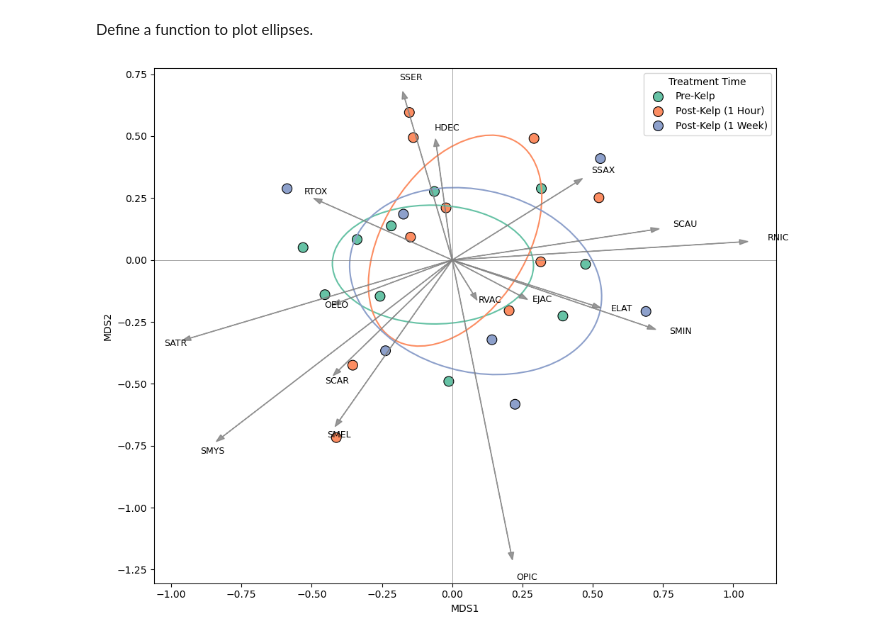
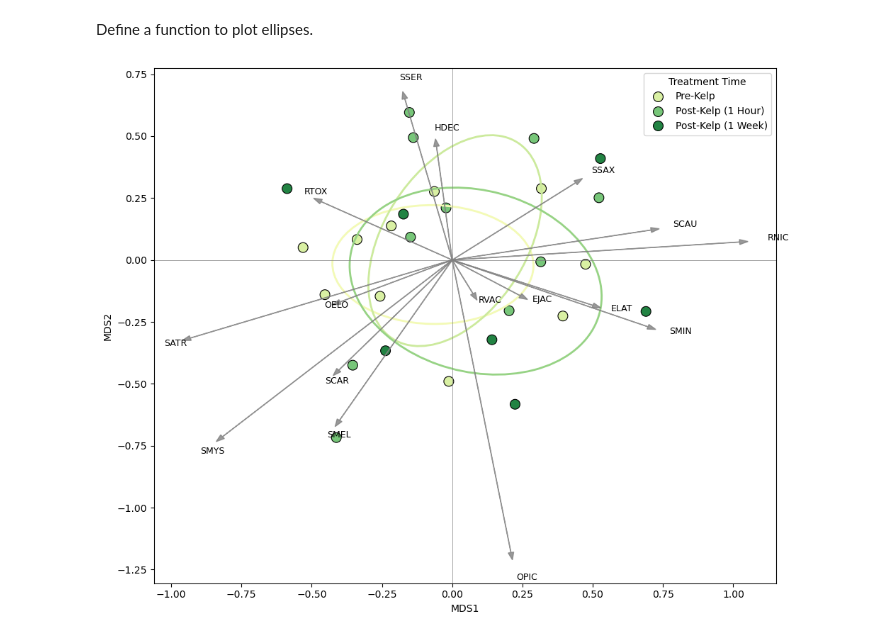
Before and after one commit to daleycarolinec/ms272, a Jupyter notebook: Community Analysis.ipynb, the cells around one changed output. Drawn from its saved outputs; the diff is of its cells as text; code cells hidden in the pictures.

```diff
--- a/Community Analysis.ipynb
+++ b/Community Analysis.ipynb
@@ -23,7 +27,7 @@ fish_master = fish.merge(species_codes, on='Species', how='right')
 fish_master = fish_master.merge(mean_relief, on = 'Transect_Number', how = 'right')
 
 metadata = ['Date', 'Location', 'Recorder',
-                    'Buddy', 'Heading', 'Depth_ft', 'Unnamed: 13']
+                    'Buddy', 'Heading', 'Depth_ft']
 
 fish_master = fish_master.drop(columns=metadata)
 fish_master
@@ -94,46 +98,46 @@ def plot_ellipse(x, y, ax, edgecolor='black', **kwargs):
     width, height = 2 * np.sqrt(eigvals)  # 1 std dev ellipse
 
     ellipse = mpatches.Ellipse((mean_x, mean_y), width, height, angle=angle,
-                               edgecolor=edgecolor, facecolor='none', lw=1.5, **kwargs)
+                               edgecolor=edgecolor, facecolor='none', lw=2, **kwargs)
     ax.add_patch(ellipse)
 # %%
 plt.figure(figsize=(10, 8))
 ax = plt.gca()
 
 # Plot MDS points, color-coded by 'Treatment_Time'
-sns.scatterplot(data=mds_df, x='MDS1', y='MDS2', hue='Treatment_Time', palette='Set2', s=100, edgecolor='black', ax=ax)
+sns.scatterplot(data=mds_df, x='MDS1', y='MDS2', hue='Treatment_Time', palette='YlGn', s=100, edgecolor='black', ax=ax)
 
 # Add ellipses for each treatment group
 for treatment in mds_df['Treatment_Time'].unique():
     subset = mds_df[mds_df['Treatment_Time'] == treatment]
     if len(subset) >= 3:  # Need at least 3 points to define an ellipse
         plot_ellipse(subset['MDS1'], subset['MDS2'], ax,
-                     edgecolor=sns.color_palette('Set2')[list(mds_df['Treatment_Time'].unique()).index(treatment)])
+                     edgecolor=sns.color_palette('YlGn')[list(mds_df['Treatment_Time'].unique()).index(treatment)])
 
 # Plot species vectors for top species
 for species, row in species_vectors.iterrows():
     ax.arrow(0, 0, row['r_MDS1'] * 1.5, row['r_MDS2'] * 1.5,
              color='gray', alpha=0.8, head_width=0.02, length_includes_head=True)
     ax.text(row['r_MDS1'] * 1.6, row['r_MDS2'] * 1.6, species, fontsize=9)
 
 # Add axis lines
 ax.axhline(0, color='gray', lw=0.5)
 ax.axvline(0, color='gray', lw=0.5)
 
 # Customize the legend
 handles, labels = plt.gca().get_legend_handles_labels()
 plt.legend(handles=handles, labels=['Pre-Kelp', 'Post-Kelp (1 Hour)', 'Post-Kelp (1 Week)'], title='Treatment Time')
 
 plt.tight_layout()
 
 # Ensure 'plots/' folder exists
 import os
 os.makedirs("plots", exist_ok=True)
 
 # Save the figure
 plt.savefig("plots/mds_plot.jpeg", format='jpeg', dpi=300)
 
 # Show the plot
 plt.show()
 # %% [output]
-[figure, old version]
+[figure, new version]
```
Also changed, not shown: parts of 2 cells of this notebook, 50 other files.
